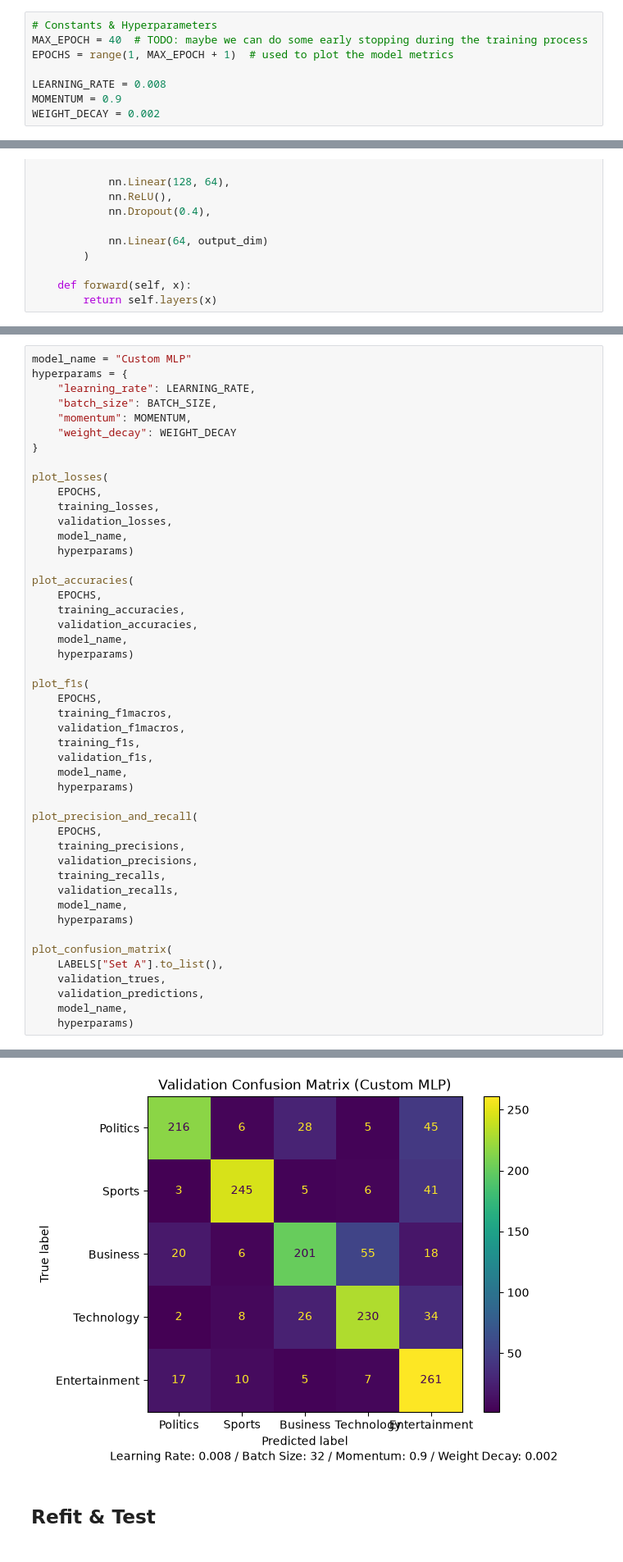
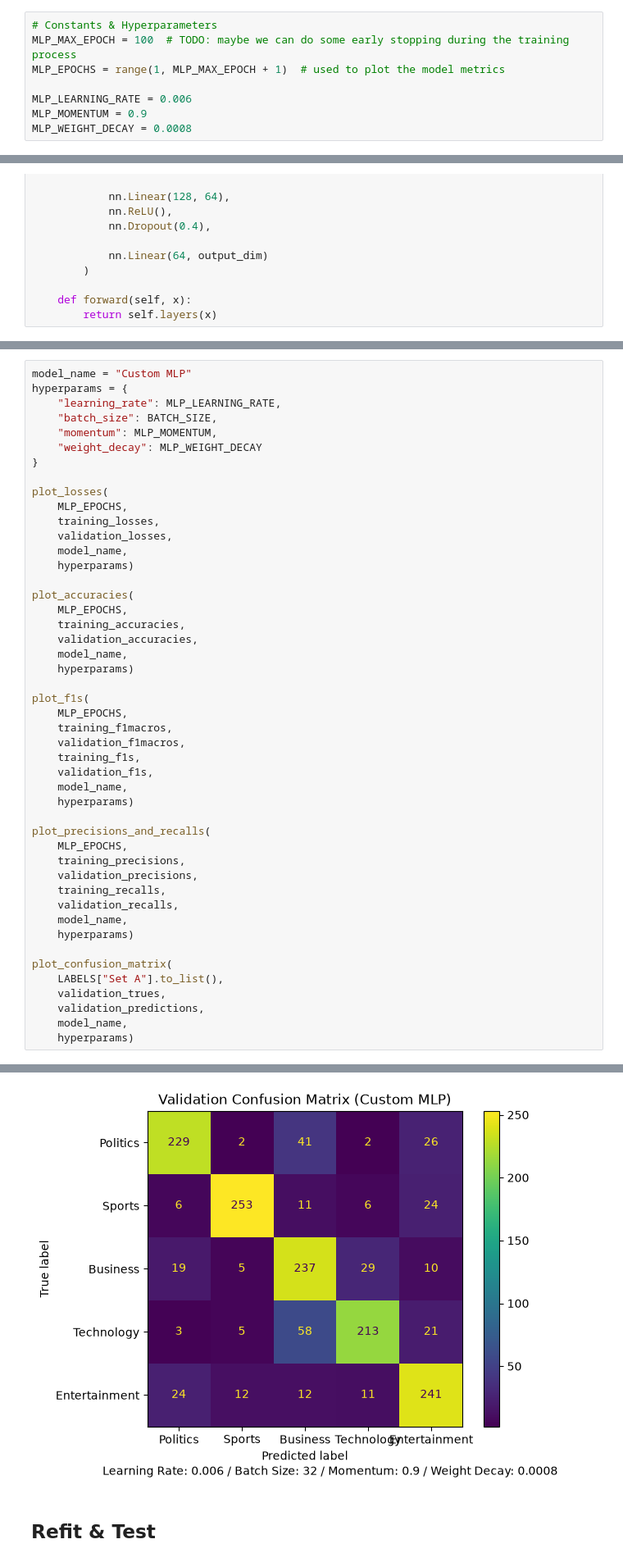
Before and after one commit to hotbox-works/News-Classification-Project, a Jupyter notebook: project1.ipynb, the cells around one changed output, grey strips where cells are left out. Shown at 82% size. Cells and saved outputs as stored; diff of their text form.

```diff
--- a/project1.ipynb
+++ b/project1.ipynb
@@ -696,12 +386,12 @@ Loss Function: Cross-Entropy
 Optimizer: SGD
 # %%
 # Constants & Hyperparameters
-MAX_EPOCH = 40  # TODO: maybe we can do some early stopping during the training process
-EPOCHS = range(1, MAX_EPOCH + 1)  # used to plot the model metrics
+MLP_MAX_EPOCH = 100  # TODO: maybe we can do some early stopping during the training process
+MLP_EPOCHS = range(1, MLP_MAX_EPOCH + 1)  # used to plot the model metrics
 
-LEARNING_RATE = 0.008
-MOMENTUM = 0.9
-WEIGHT_DECAY = 0.002
+MLP_LEARNING_RATE = 0.006
+MLP_MOMENTUM = 0.9
+MLP_WEIGHT_DECAY = 0.0008
 # %%
 class CustomMLP(nn.Module):
     def __init__(self, input_dim, output_dim):
@@ -773,28 +471,28 @@ Epoch: 40/40    Done!
 # %%
 model_name = "Custom MLP"
 hyperparams = {
-    "learning_rate": LEARNING_RATE,
+    "learning_rate": MLP_LEARNING_RATE,
     "batch_size": BATCH_SIZE,
-    "momentum": MOMENTUM,
-    "weight_decay": WEIGHT_DECAY
+    "momentum": MLP_MOMENTUM,
+    "weight_decay": MLP_WEIGHT_DECAY
 }
 
 plot_losses(
-    EPOCHS,
+    MLP_EPOCHS,
     training_losses,
     validation_losses,
     model_name,
     hyperparams)
 
 plot_accuracies(
-    EPOCHS,
+    MLP_EPOCHS,
     training_accuracies,
     validation_accuracies,
     model_name,
     hyperparams)
 
 plot_f1s(
-    EPOCHS,
+    MLP_EPOCHS,
     training_f1macros,
     validation_f1macros,
     training_f1s,
@@ -802,8 +500,8 @@ plot_f1s(
     model_name,
     hyperparams)
 
-plot_precision_and_recall(
-    EPOCHS,
+plot_precisions_and_recalls(
+    MLP_EPOCHS,
     training_precisions,
     validation_precisions,
     training_recalls,
@@ -825,4 +523,4 @@ plot_confusion_matrix(
-[figure, old version]
+[figure, new version]
 # %% [markdown]
 ## Refit & Test
 # %%
```
Also changed, not shown: parts of 16 cells of this notebook, 3 other files.
